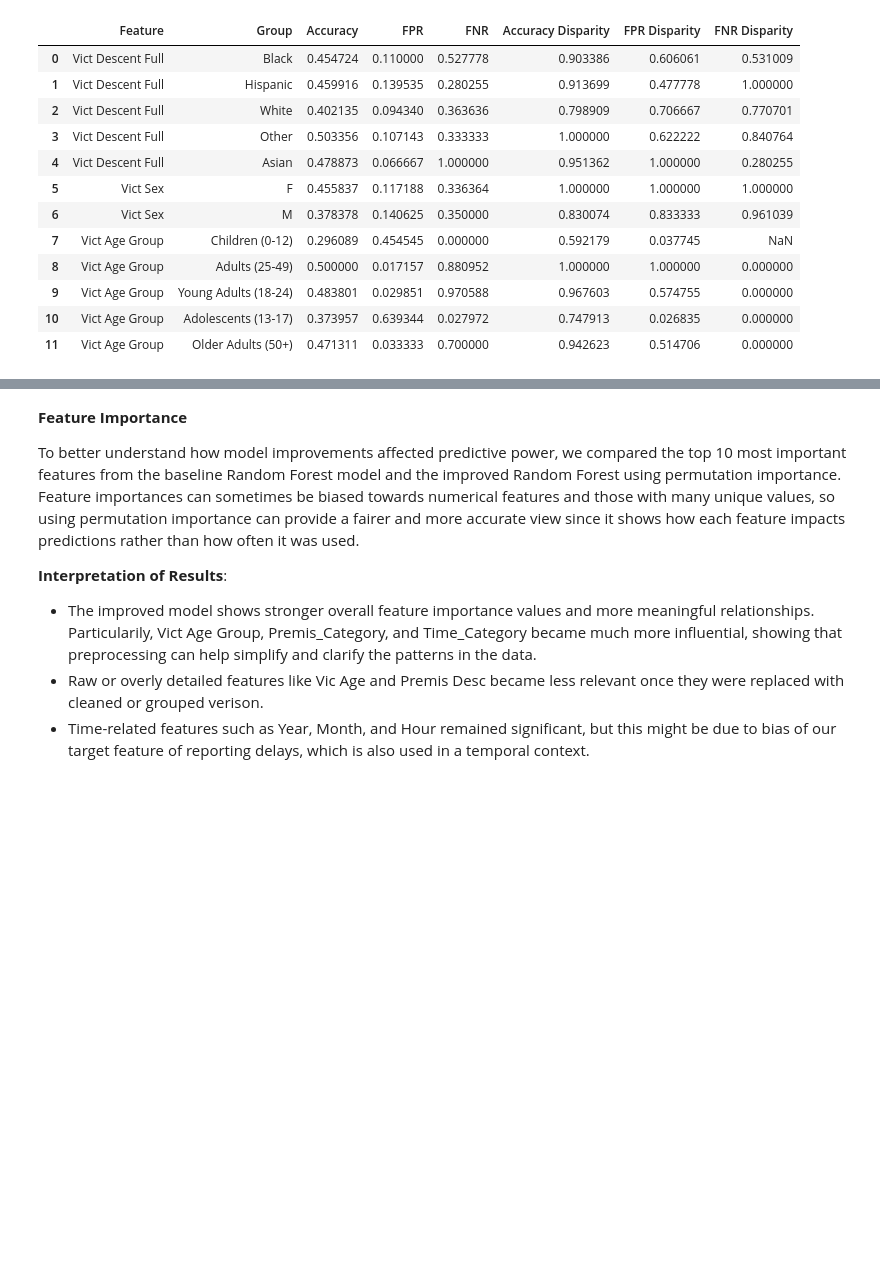
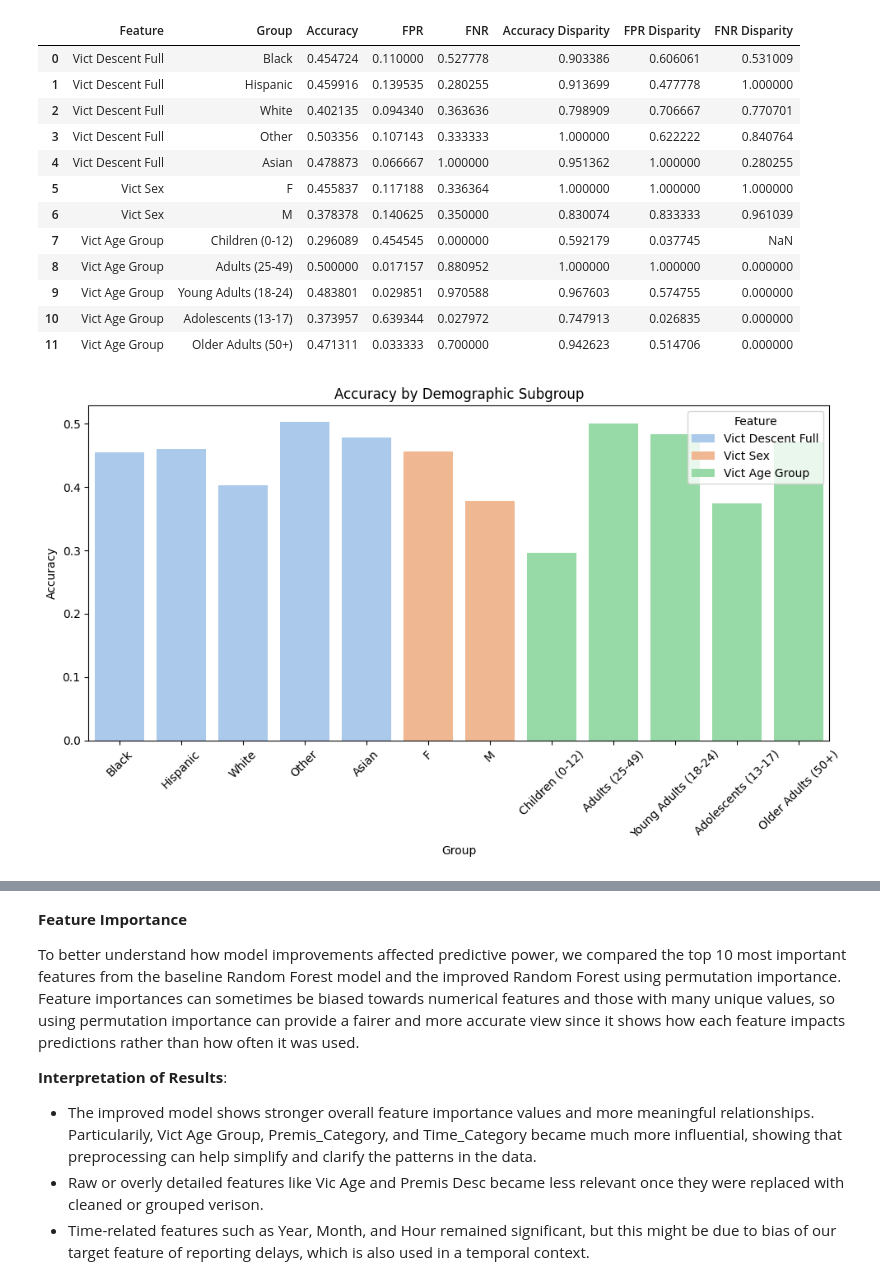
Before and after one commit to emilynnguyen1/Violent-Sexual-Crimes, a Jupyter notebook: notebooks/Violent-Sexual-Crimes-Analysis.ipynb, the cells around one changed output, grey strips where cells are left out. Cells and saved outputs as stored; diff of their text form; code cells hidden in the pictures; blank space fills up the shorter version.

```diff
--- a/notebooks/Violent-Sexual-Crimes-Analysis.ipynb
+++ b/notebooks/Violent-Sexual-Crimes-Analysis.ipynb
@@ -584,11 +607,13 @@ fairness_df
 # %%
 # Fairness Visualization: Accuracy by Group
 plt.figure(figsize=(10,6))
-sns.barplot(data=fairness_df, x="Group", y="Accuracy", hue="Feature", palette="Set2")
-plt.title("Fairness Comparison: Accuracy by Demographic Subgroup")
+sns.barplot(data=fairness_df, x="Group", y="Accuracy", hue="Feature", palette="pastel")
+plt.title("Accuracy by Demographic Subgroup")
 plt.xlabel("Group")
 plt.ylabel("Accuracy")
 plt.xticks(rotation=45)
 plt.legend(title="Feature")
 plt.tight_layout()
 plt.show()
+# %% [output]
+[figure, added]
```
Also changed, not shown: parts of 6 cells of this notebook.
